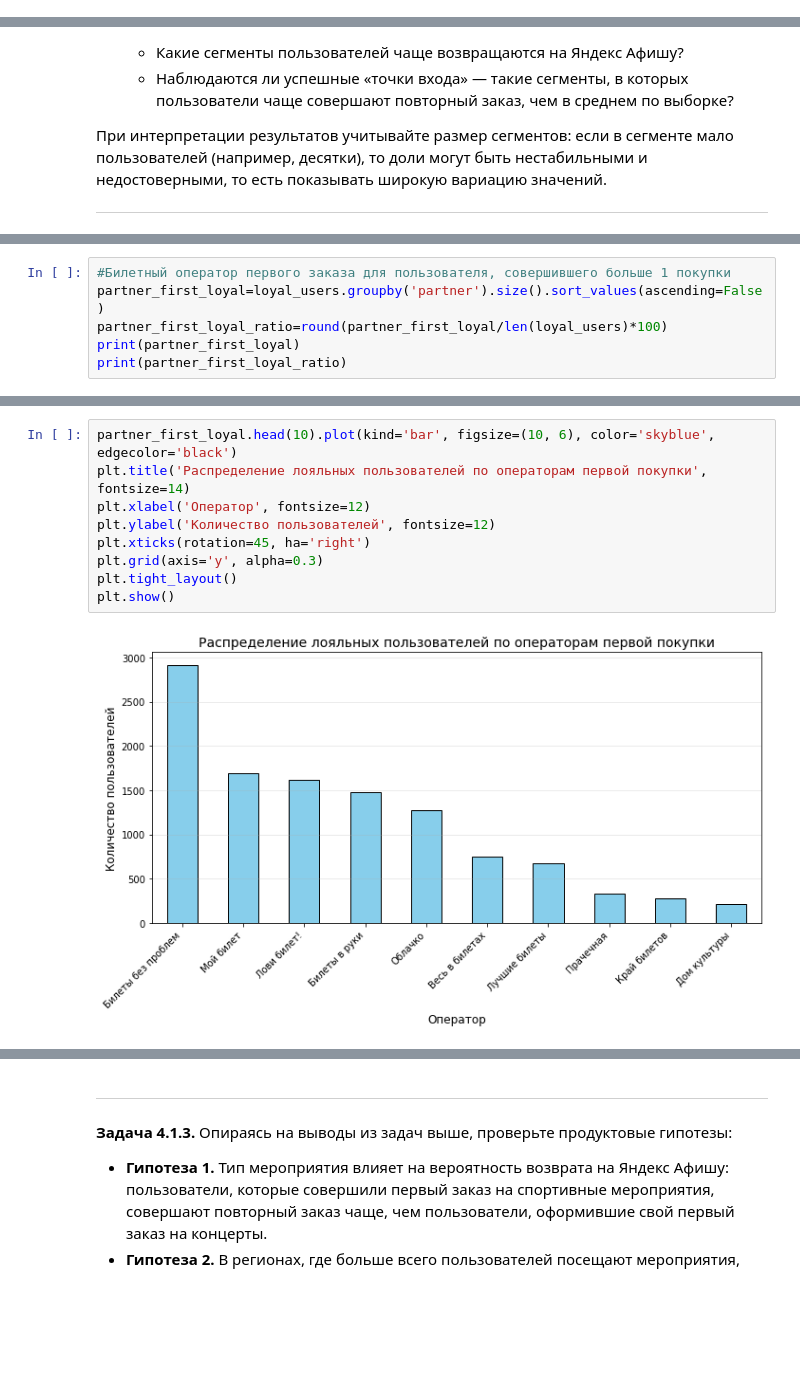
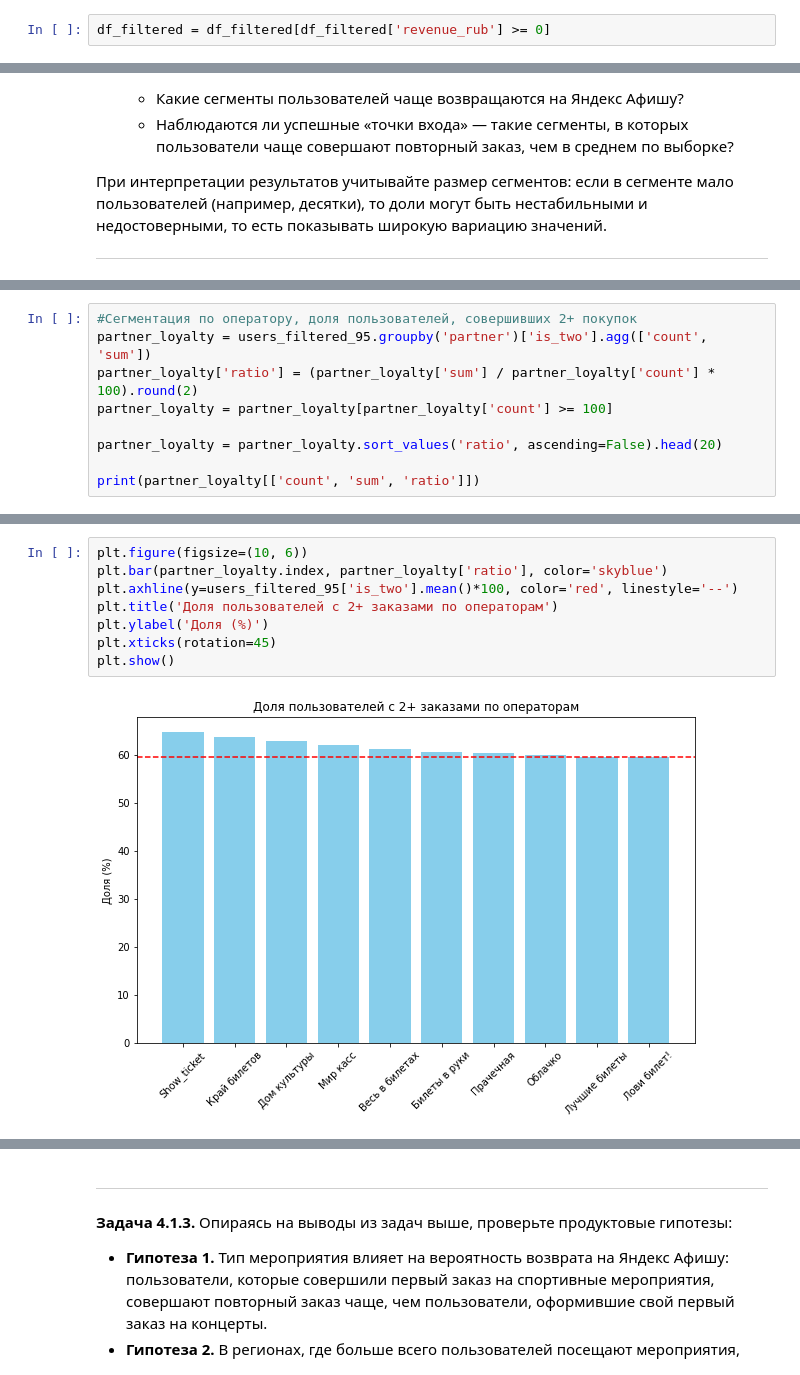
Before and after one commit to Revizskaya/Afisha_project, a Jupyter notebook: Afisha.ipynb, the cells around one changed output, grey strips where cells are left out. Saved outputs shown, nothing was run; the diff lists cells and outputs as text; blank space fills up the shorter version.

```diff
--- a/Afisha.ipynb
+++ b/Afisha.ipynb
@@ -547,3 +726,5 @@ df_filtered = df[df['revenue_rub'] <= percentile_99]
+# %%
+df_filtered = df_filtered[df_filtered['revenue_rub'] >= 0]
 # %%
 len(df_filtered)
 # %% [output]
@@ -1036,7 +1370,10 @@ plt.show()
 # %%
-#Билетный оператор первого заказа для пользователя, совершившего больше 1 покупки
-partner_first_loyal=loyal_users.groupby('partner').size().sort_values(ascending=False)
-partner_first_loyal_ratio=round(partner_first_loyal/len(loyal_users)*100)
-print(partner_first_loyal)
-print(partner_first_loyal_ratio)
+#Сегментация по оператору, доля пользователей, совершивших 2+ покупок
+partner_loyalty = users_filtered_95.groupby('partner')['is_two'].agg(['count', 'sum'])
+partner_loyalty['ratio'] = (partner_loyalty['sum'] / partner_loyalty['count'] * 100).round(2)
+partner_loyalty = partner_loyalty[partner_loyalty['count'] >= 100]
+
+partner_loyalty = partner_loyalty.sort_values('ratio', ascending=False).head(20)
+
+print(partner_loyalty[['count', 'sum', 'ratio']])
 # %% [output]
@@ -1060,12 +1401,11 @@ dtype: float64
 # %%
-partner_first_loyal.head(10).plot(kind='bar', figsize=(10, 6), color='skyblue', edgecolor='black')
-plt.title('Распределение лояльных пользователей по операторам первой покупки', fontsize=14)
-plt.xlabel('Оператор', fontsize=12)
-plt.ylabel('Количество пользователей', fontsize=12)
-plt.xticks(rotation=45, ha='right')
-plt.grid(axis='y', alpha=0.3)
-plt.tight_layout()
+plt.figure(figsize=(10, 6))
+plt.bar(partner_loyalty.index, partner_loyalty['ratio'], color='skyblue')
+plt.axhline(y=users_filtered_95['is_two'].mean()*100, color='red', linestyle='--')
+plt.title('Доля пользователей с 2+ заказами по операторам')
+plt.ylabel('Доля (%)')
+plt.xticks(rotation=45)
 plt.show()
 # %% [output]
-[figure, old version]
+[figure, new version]
 # %% [markdown]
```
Also changed, not shown: parts of 89 cells of this notebook.
